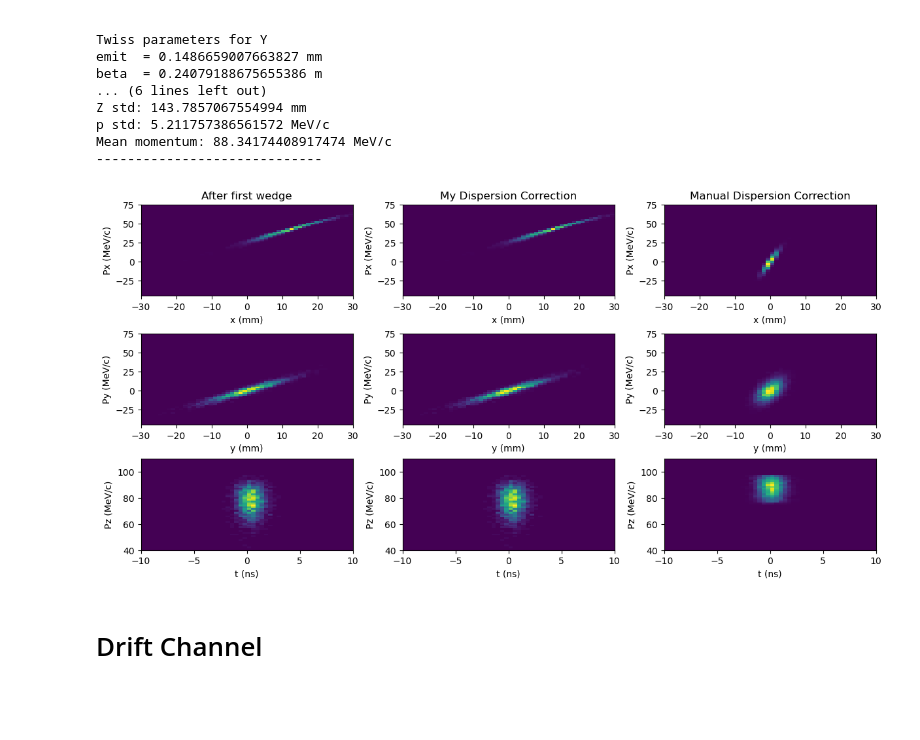
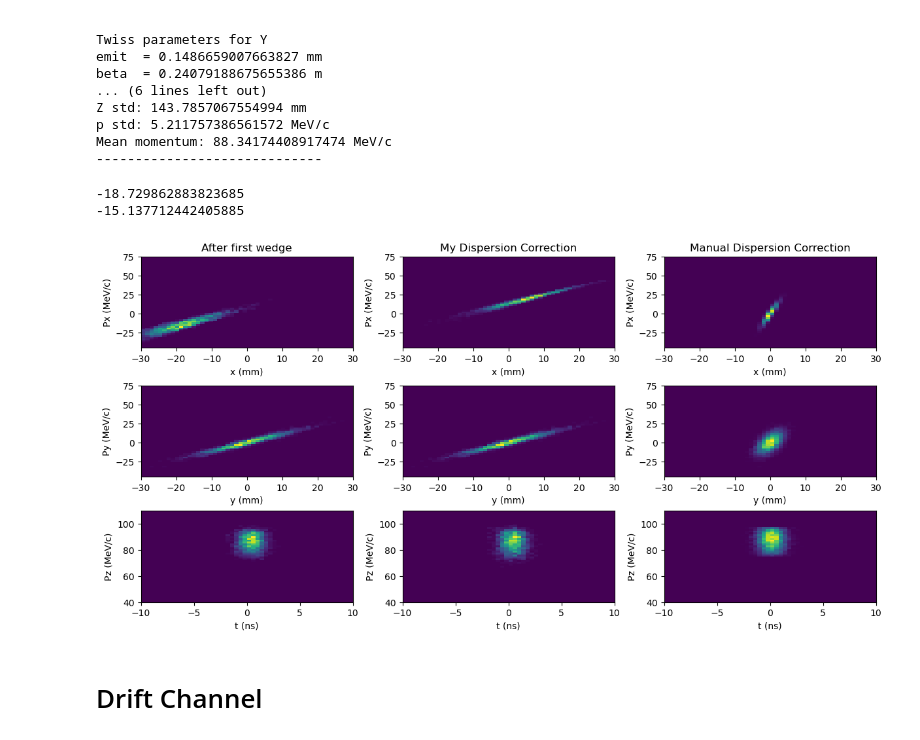
Before and after one commit to incikaraaslan/4DCooling_g4bl, a Jupyter notebook: newestBQQ/SimlOptimBQQB.ipynb, the cells around one changed output. Saved outputs shown, nothing was run; the diff lists cells and outputs as text; code cells hidden in the pictures; blank space fills up the shorter version.

```diff
--- a/newestBQQ/SimlOptimBQQB.ipynb
+++ b/newestBQQ/SimlOptimBQQB.ipynb
@@ -217,8 +217,8 @@ def run_dipole(df, B_field, B_angle, B_radius, B_z, B_thickness=50, B_height=100
         "B1_angle": B_angle,
         "B1_radius": B_radius,
         "B1_z": B_z,
-        "B1_z_end": B_z + 2 * (B_radius * B_angle * math.pi/360)+0.1,
-        "B1_x_end": B_z - B_thickness * math.sin(B_angle * math.pi/360),
+        "B1_z_end": B_z + B_radius * math.radians(B_angle), #B_z + 2 * (B_radius * B_angle * math.pi/360)+0.1,
+        "B1_x_end": 0.0, #B_z - B_thickness * math.sin(B_angle * math.pi/360),
         "B1_thickness": B_thickness,
         "B1_height": B_height
     }
@@ -424,0 +521,36 @@ TRYING x: [-1.57717563e+00  2.17486120e+01  1.92201364e+03  6.01618051e+00
+# %%
+def reframe_after_bendn(df, bend_angle_deg):
+    df = df.copy()
+    theta = -math.radians(bend_angle_deg)
+
+    Px = df["Px"].values.copy()
+    Pz = df["Pz"].values.copy()
+    x  = df["x"].values.copy()
+    z  = df["z"].values.copy()
+
+    # Rotate momentum into new frame (cornerarc rotates frame by +theta around Y)
+    df["Px"] = Px * math.cos(theta) + Pz * math.sin(theta)
+    df["Pz"] = -Px * math.sin(theta) + Pz * math.cos(theta)
+
+    # Rotate position into new frame
+    df["x"] = x * math.cos(theta) + z * math.sin(theta)
+    df["z"] = -x * math.sin(theta) + z * math.cos(theta)
+
+    return df
+# %%
+df_dip = run_g4beam(post_w1, "G4_FinalCooling_dispsup_B_opt.g4bl") # df_dip = run_dipole(post_w1, B1f, B1a, B1r, B1z)
+write_trackfile(df_dip, "particles_after_b.txt")
+
+if os.path.exists("particles_after_bupt.txt"):
+    os.remove("particles_after_bupt.txt")
+convertZ("particles_after_b.txt",  "particles_after_bupt.txt")
+
+x_params_dip, y_params_dip, z_emit_dip = calc_all_params(df_dip)
+D_dict_dip = {"D_x": x_params_dip[4], "D'_x": x_params_dip[5], "D_y": y_params_dip[4], "D'_y": y_params_dip[5]}
+b_dict_dip = {"Beta_x": x_params_dip[1], "Beta_y": y_params_dip[1]}
+print(D_dict_dip, r"Epsilon_z: "+str(z_emit_dip), b_dict_dip)
+df_dip_zero = read_trackfile("particles_after_bupt.txt")
+
+after_B1 = reframe_after_bendn(df_dip, B1a)
+x_params_B1, y_params_B1, z_emit_B1 = calc_all_params(after_B1)
+print(f"After B1: Dx={x_params_B1[4]:.6f}, Dxp={x_params_B1[5]:.4f}, beta_x={x_params_B1[1]:.3f}")
@@ -768,29 +954,35 @@ def remove_rel_dispersion(df, axis=1):
     return df
 # %%
 df_dip_zero_red = remove_rel_dispersion(df_dip_zero)
+# %%
+print(np.mean(after_B1["x"]))
+print(np.mean(after_B1["Px"]))
+# %% [output]
+-18.729862883823685
+-15.137712442405885
 # %%
 write_trackfile(df_dip_zero, "trythis.txt")
 write_trackfile(df_dip, "trythisnonz.txt")
 # %%
 # a more reasonable size
-PLOT_TARGETS = [df_dip_zero_red, df_dip_zero, remove_dispersion(post_w1)]
+PLOT_TARGETS = [after_B1, df_dip_zero, remove_dispersion(post_w1)]
 PLOT_TITLES = ["After first wedge", "My Dispersion Correction", "Manual Dispersion Correction"]
 PLOT_AXES = [("x", "Px"), ("y", "Py"), ("t", "Pz")]
 PLOT_LABELS = [("x (mm)", "Px (MeV/c)"), ("y (mm)", "Py (MeV/c)"), ("t (ns)", "Pz (MeV/c)")]
 T_RANGES = [[-30, 30], [-45, 75]]
 L_RANGES = [[-10, 10], [40, 110]]
 
 fig, axes = plt.subplots(nrows = len(PLOT_AXES), ncols = len(PLOT_TARGETS), layout="constrained")
 fig.set_size_inches(12, 6)
 for i, df in enumerate(PLOT_TARGETS):
     axes[0][i].set_title(PLOT_TITLES[i])
     for j, ((xaxis, yaxis), (xlabel, ylabel)) in enumerate(zip(PLOT_AXES, PLOT_LABELS)):
         ax = axes[j][i]
         ax.hist2d(df[xaxis], df[yaxis], bins=50, range=L_RANGES if j == 2 else T_RANGES)
         ax.set_xlabel(xlabel)
         ax.set_ylabel(ylabel)
 # %% [output]
-[figure, old version]
+[figure, new version]
 # %% [markdown]
 # Drift Channel
 # %%
```
Also changed, not shown: parts of 9 cells of this notebook, 30 other files.
